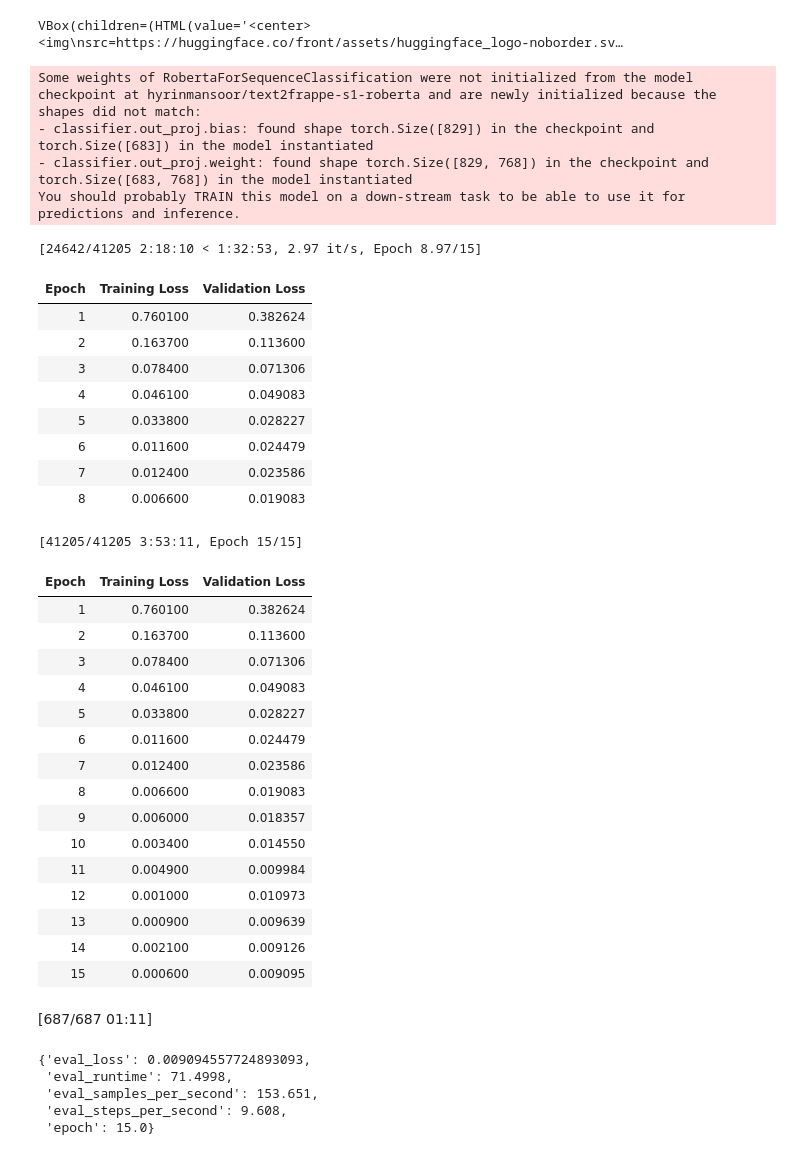
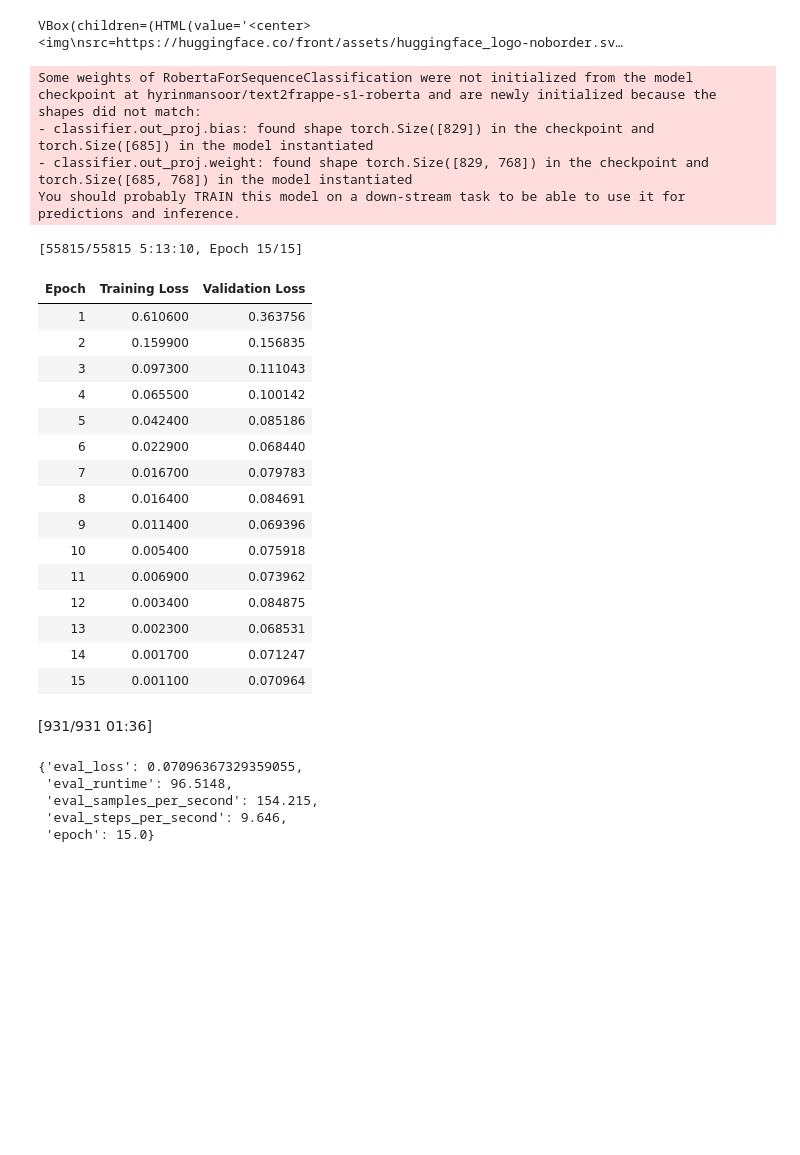
Before and after one commit to ERPGulf/changAI, a Jupyter notebook: changai/notebooks/s1_roberta.ipynb, the cells around one changed output. Saved outputs shown, nothing was run; the diff lists cells and outputs as text; code cells hidden in the pictures; blank space fills up the shorter version.

```diff
--- a/changai/notebooks/s1_roberta.ipynb
+++ b/changai/notebooks/s1_roberta.ipynb
@@ -25,7 +25,7 @@ Requirement already satisfied: yarl<2.0,>=1.17.0 in /usr/local/lib/python3.12/di
 Requirement already satisfied: six>=1.5 in /usr/local/lib/python3.12/dist-packages (from python-dateutil>=2.8.2->pandas->datasets) (1.17.0)
 # %%
 import json
-with open('/content/drive/MyDrive/Changai/S1/Datasets/combined_output_v1.json') as f:
+with open('/content/combined_output_v1.json') as f:
     raw_data = json.load(f)
 # %%
 print(raw_data[:5])
@@ -120,7 +120,7 @@ model = AutoModelForSequenceClassification.from_pretrained(model_name)
 from transformers import Trainer, TrainingArguments, AutoModelForSequenceClassification
 
 training_args = TrainingArguments(
-    output_dir="/content/drive/MyDrive/Changai/S1/Model/Model1",
+    output_dir="./results/ROBERTA-t1",
     eval_strategy="epoch",
     learning_rate=2e-5,
     per_device_train_batch_size=16,
@@ -130,66 +130,55 @@ training_args = TrainingArguments(
     save_total_limit=2,
     save_strategy="epoch",
     report_to="none"
 )
 
 # Load the model with the correct number of labels and mappings
 model_name = "hyrinmansoor/text2frappe-s1-roberta"
 model = AutoModelForSequenceClassification.from_pretrained(
     model_name,
     id2label=id2label,       # Pass the id2label mapping
     label2id=label2id ,
     ignore_mismatched_sizes=True# Pass the label2id mapping
 )
 
 # Create Trainer instance
 trainer = Trainer(
     model=model,
     args=training_args,
     train_dataset=tokenized_train,
     eval_dataset=tokenized_val
 )
 
 # Train the model
 trainer.train()
 
-# Evaluate the model
 trainer.evaluate()
 # %% [output]
 Some weights of RobertaForSequenceClassification were not initialized from the model checkpoint at hyrinmansoor/text2frappe-s1-roberta and are newly initialized because the shapes did not match:
-- classifier.out_proj.bias: found shape torch.Size([829]) in the checkpoint and torch.Size([683]) in the model instantiated
-- classifier.out_proj.weight: found shape torch.Size([829, 768]) in the checkpoint and torch.Size([683, 768]) in the model instantiated
+- classifier.out_proj.bias: found shape torch.Size([829]) in the checkpoint and torch.Size([685]) in the model instantiated
+- classifier.out_proj.weight: found shape torch.Size([829, 768]) in the checkpoint and torch.Size([685, 768]) in the model instantiated
 You should probably TRAIN this model on a down-stream task to be able to use it for predictions and inference.
-[24642/41205 2:18:10 < 1:32:53, 2.97 it/s, Epoch 8.97/15]
+[55815/55815 5:13:10, Epoch 15/15]
 | Epoch | Training Loss | Validation Loss |
-| 1 | 0.760100 | 0.382624 |
-| 2 | 0.163700 | 0.113600 |
-| 3 | 0.078400 | 0.071306 |
-| 4 | 0.046100 | 0.049083 |
-| 5 | 0.033800 | 0.028227 |
-| 6 | 0.011600 | 0.024479 |
-| 7 | 0.012400 | 0.023586 |
-| 8 | 0.006600 | 0.019083 |
+| 1 | 0.610600 | 0.363756 |
+| 2 | 0.159900 | 0.156835 |
+| 3 | 0.097300 | 0.111043 |
+| 4 | 0.065500 | 0.100142 |
+| 5 | 0.042400 | 0.085186 |
+| 6 | 0.022900 | 0.068440 |
+| 7 | 0.016700 | 0.079783 |
+| 8 | 0.016400 | 0.084691 |
+| 9 | 0.011400 | 0.069396 |
+| 10 | 0.005400 | 0.075918 |
+| 11 | 0.006900 | 0.073962 |
+| 12 | 0.003400 | 0.084875 |
+| 13 | 0.002300 | 0.068531 |
+| 14 | 0.001700 | 0.071247 |
+| 15 | 0.001100 | 0.070964 |
+[931/931 01:36]
-[41205/41205 3:53:11, Epoch 15/15]
+{'eval_loss': 0.07096367329359055,
+ 'eval_runtime': 96.5148,
+ 'eval_samples_per_second': 154.215,
+ 'eval_steps_per_second': 9.646,
+ 'epoch': 15.0}
-| Epoch | Training Loss | Validation Loss |
-| 1 | 0.760100 | 0.382624 |
-| 2 | 0.163700 | 0.113600 |
-| 3 | 0.078400 | 0.071306 |
-| 4 | 0.046100 | 0.049083 |
-| 5 | 0.033800 | 0.028227 |
-| 6 | 0.011600 | 0.024479 |
-| 7 | 0.012400 | 0.023586 |
-| 8 | 0.006600 | 0.019083 |
-| 9 | 0.006000 | 0.018357 |
-| 10 | 0.003400 | 0.014550 |
-| 11 | 0.004900 | 0.009984 |
-| 12 | 0.001000 | 0.010973 |
-| 13 | 0.000900 | 0.009639 |
-| 14 | 0.002100 | 0.009126 |
-| 15 | 0.000600 | 0.009095 |
-[687/687 01:11]
-{'eval_loss': 0.009094557724893093,
- 'eval_runtime': 71.4998,
- 'eval_samples_per_second': 153.651,
- 'eval_steps_per_second': 9.608,
- 'epoch': 15.0}
 # %%
```
Also changed, not shown: parts of 9 cells of this notebook.
